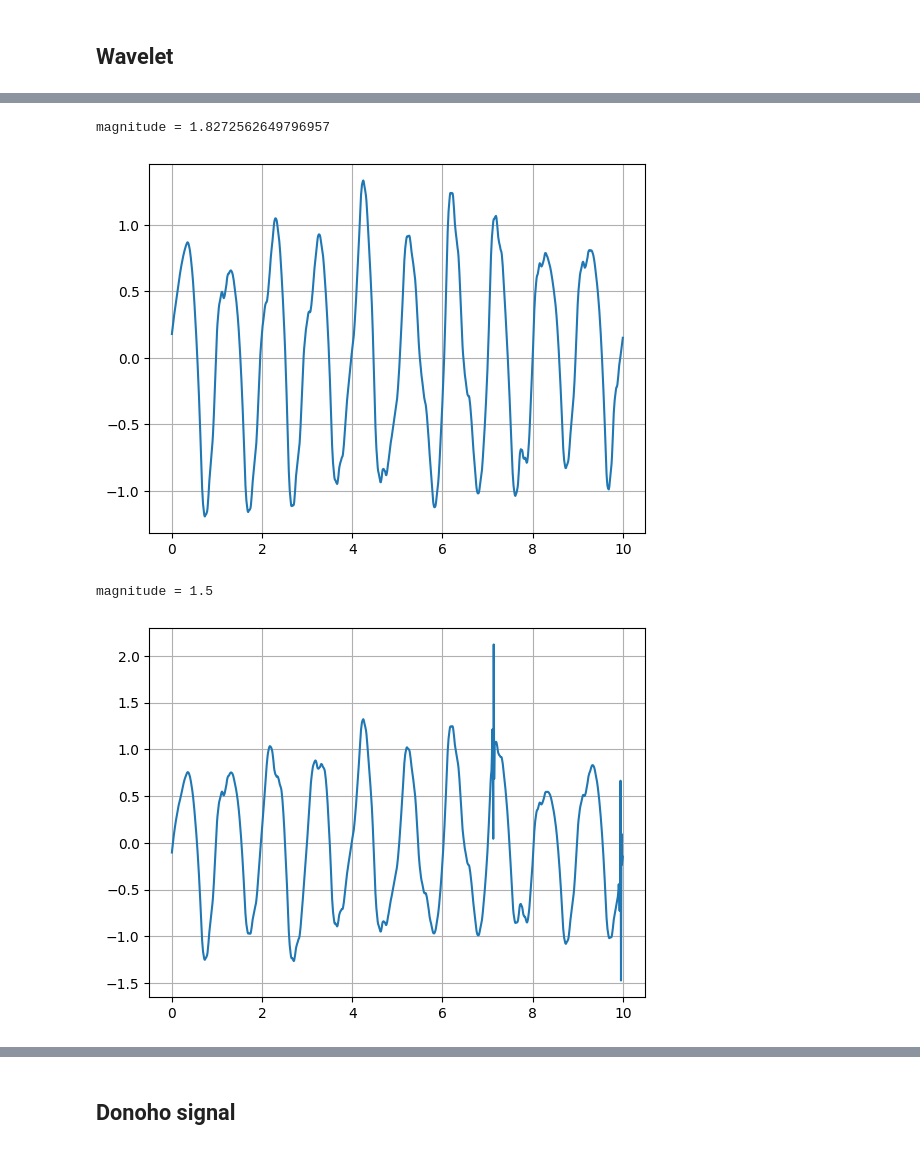
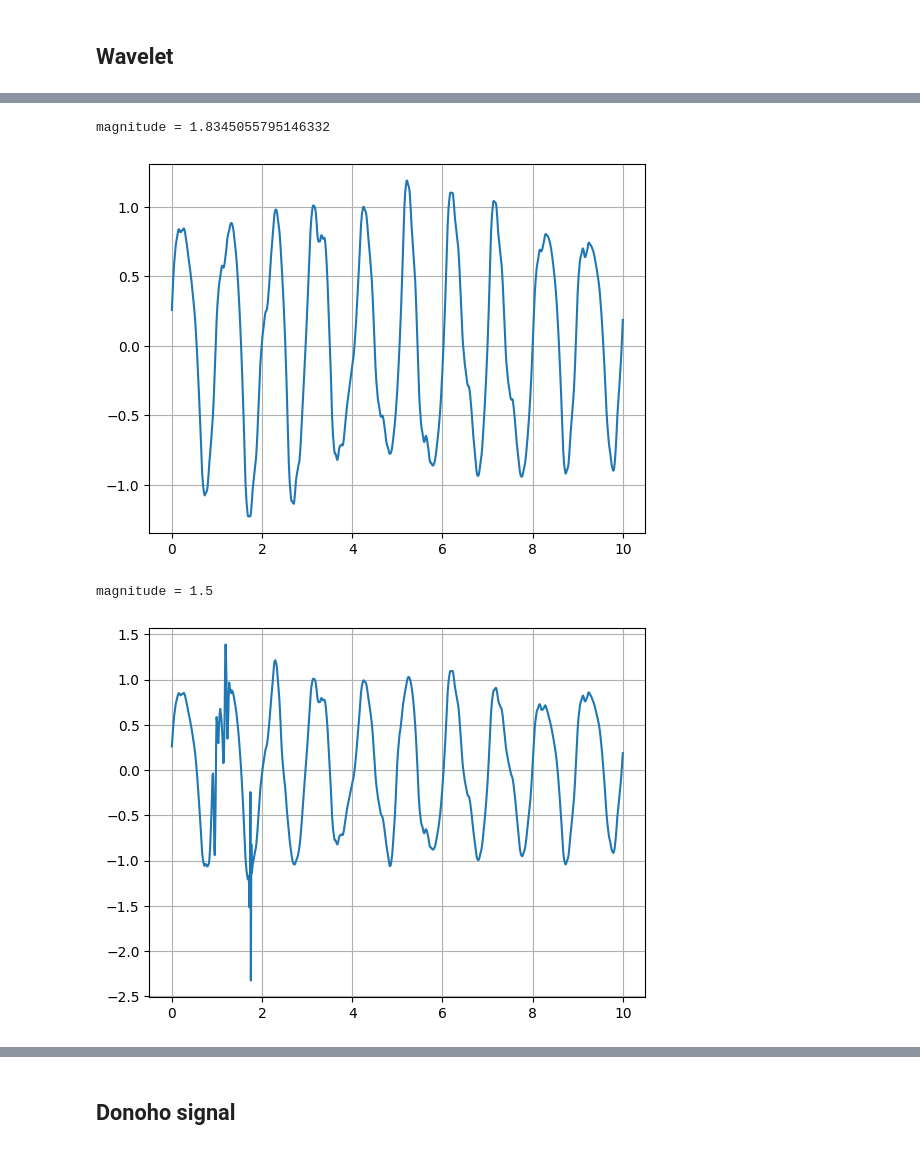
Before and after one commit to lukasfauli/Projet-recheche-INSA-anomaly-detection-librairy, a Jupyter notebook: demos/demo_filter.ipynb, the cells around one changed output, grey strips where cells are left out. Saved outputs shown, nothing was run; the diff lists cells and outputs as text; code cells hidden in the pictures.

```diff
--- a/demos/demo_filter.ipynb
+++ b/demos/demo_filter.ipynb
@@ -33,8 +33,8 @@ plt.show()
 [figure]
 # %%
 # Add white noise to the signal to obtain the observed signal.
-var = 0.5
-obs = signal + var*np.random.randn(N)
+std = 0.5
+obs = signal + std*np.random.randn(N)
 plt.plot(xx,obs)
 plt.grid()
 plt.show()
@@ -107,21 +114,21 @@ filter.wavelet_plot_coef(obs,level=10)
 # %%
 # Filter using soft thresholding of the wavelet coefficients
-waverec = filter.wavelet_denoise(obs, soft_thresholding=True, level=7)
+waverec = filter.wavelet_denoise(obs, soft_thresholding=True)
 plt.plot(xx,waverec)
 plt.grid()
 plt.show()
 # %% [output]
-magnitude = 1.8272562649796957
+magnitude = 1.8345055795146332
-[figure, old version]
+[figure, new version]
 # %%
 # Filter using fixed threshold value of the wavelet coefficients
-waverec = filter.wavelet_denoise(obs, threshold=1.5, level=5)
+waverec = filter.wavelet_denoise(obs, threshold=1.5)
 plt.plot(xx,waverec)
 plt.grid()
 plt.show()
 # %% [output]
 magnitude = 1.5
-[figure, old version]
+[figure, new version]
 # %%
 # Filter by keeping p% of the highest wavelet coefficients
 p=0.03
```
Also changed, not shown: parts of 12 cells of this notebook, 2 other files.
